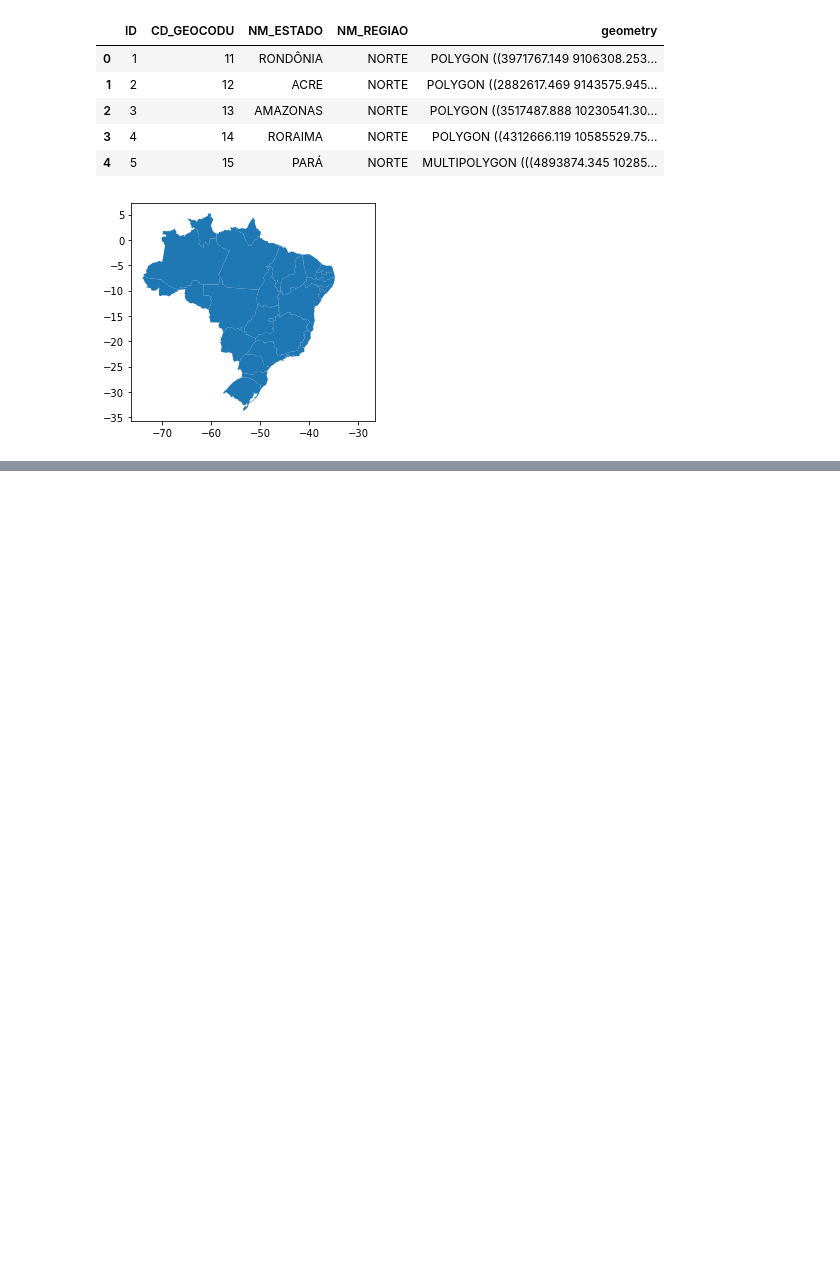
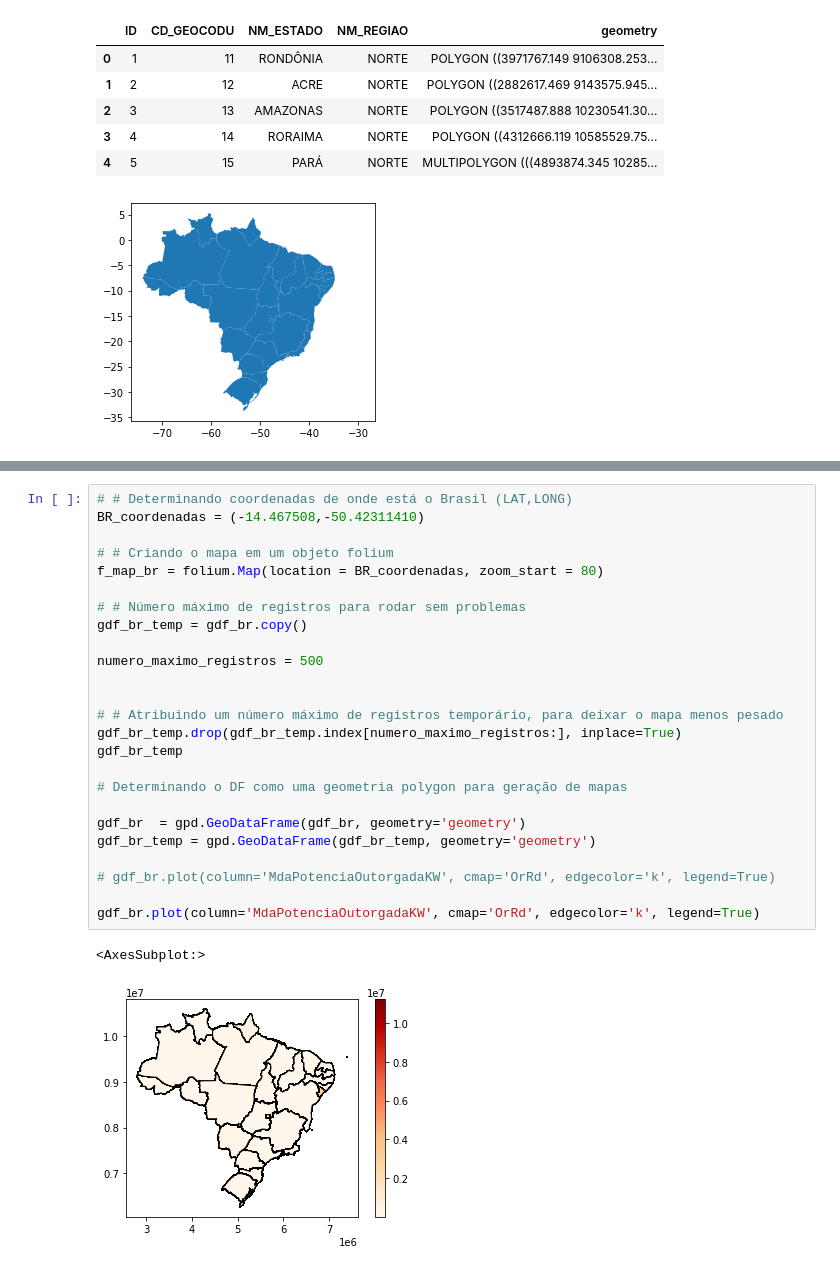
Before and after one commit to viniciusgribas/Analise_dados_geracao_BR, a Jupyter notebook: Master_Code.ipynb, the cells around one changed output, grey strips where cells are left out. Drawn from its saved outputs; the diff is of its cells as text; blank space fills up the shorter version.

```diff
--- a/Master_Code.ipynb
+++ b/Master_Code.ipynb
@@ -572,0 +629,28 @@ DISTRITO FEDERAL
+# %%
+# # Determinando coordenadas de onde está o Brasil (LAT,LONG)
+BR_coordenadas = (-14.467508,-50.42311410)
+
+# # Criando o mapa em um objeto folium
+f_map_br = folium.Map(location = BR_coordenadas, zoom_start = 80)
+
+# # Número máximo de registros para rodar sem problemas
+gdf_br_temp = gdf_br.copy()
+
+numero_maximo_registros = 500
+
+
+# # Atribuindo um número máximo de registros temporário, para deixar o mapa menos pesado
+gdf_br_temp.drop(gdf_br_temp.index[numero_maximo_registros:], inplace=True)
+gdf_br_temp
+
+# Determinando o DF como uma geometria polygon para geração de mapas
+
+gdf_br  = gpd.GeoDataFrame(gdf_br, geometry='geometry')
+gdf_br_temp = gpd.GeoDataFrame(gdf_br_temp, geometry='geometry')
+
+# gdf_br.plot(column='MdaPotenciaOutorgadaKW', cmap='OrRd', edgecolor='k', legend=True)
+
+gdf_br.plot(column='MdaPotenciaOutorgadaKW', cmap='OrRd', edgecolor='k', legend=True)
+# %% [output]
+<AxesSubplot:>
+[figure, added]
```
Also changed, not shown: parts of 7 cells of this notebook, 1 other file.
